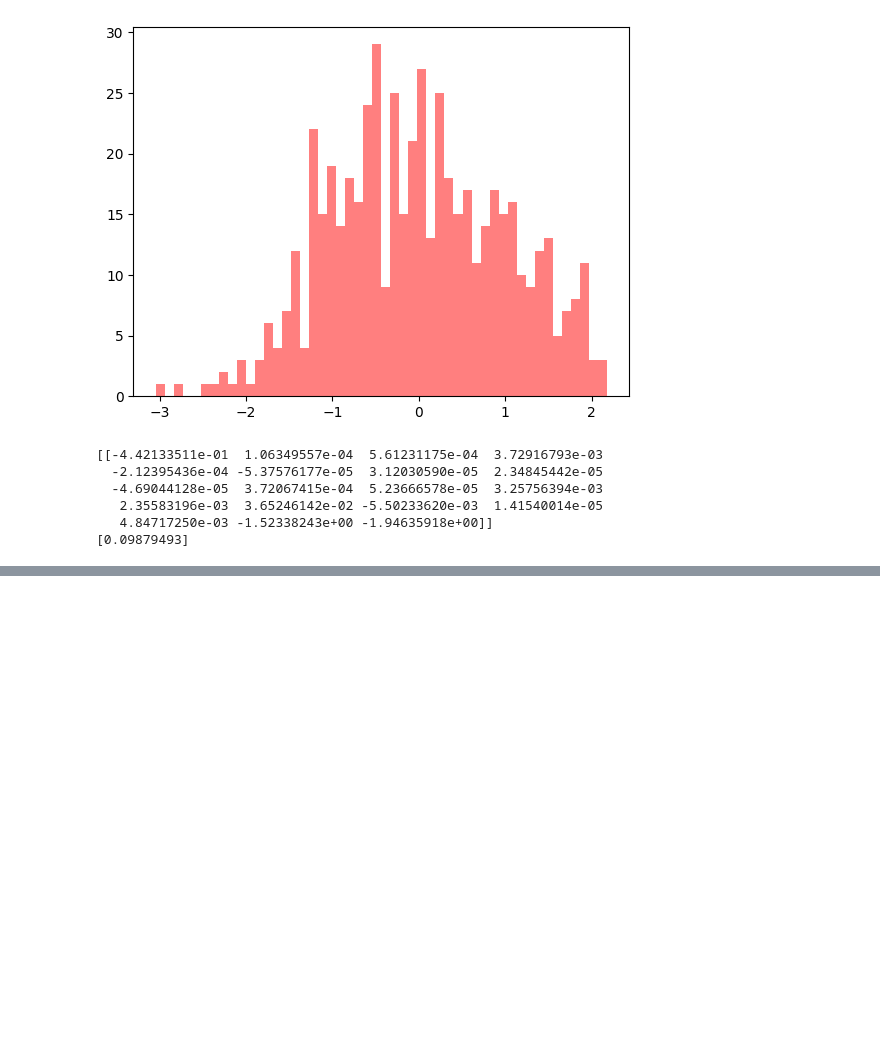
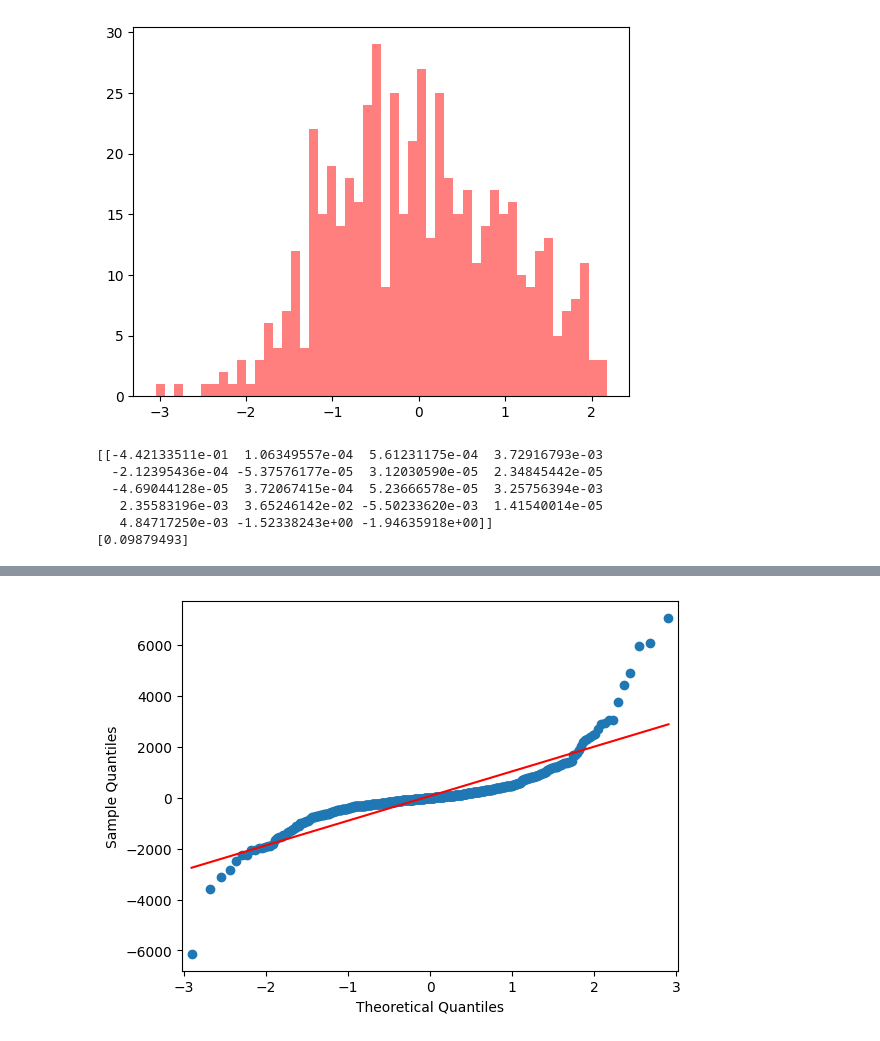
Before and after one commit to frd-mzh/DataScienceMLAI, a Jupyter notebook: Codes/CourseProject.ipynb, the cells around one changed output, grey strips where cells are left out. Cells and saved outputs as stored; diff of their text form; code cells hidden in the pictures; blank space fills up the shorter version.

```diff
--- a/Codes/CourseProject.ipynb
+++ b/Codes/CourseProject.ipynb
@@ -488,0 +500,7 @@ ValueError: x and y must be the same size
+# %%
+import statsmodels.api as sm
+#QQ-plot - model 3
+sm.qqplot(res_3, line = 's')
+plt.show()
+# %% [output]
+[figure, added]
```
Also changed, not shown: parts of 83 cells of this notebook.
